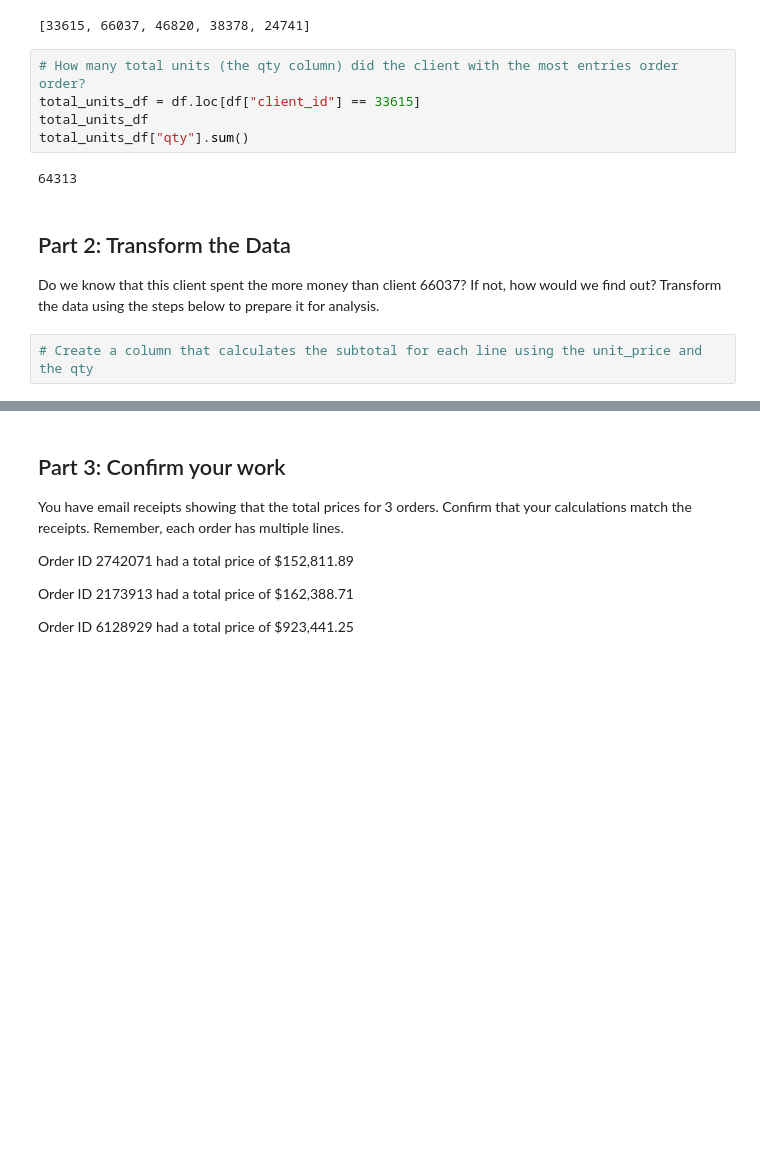
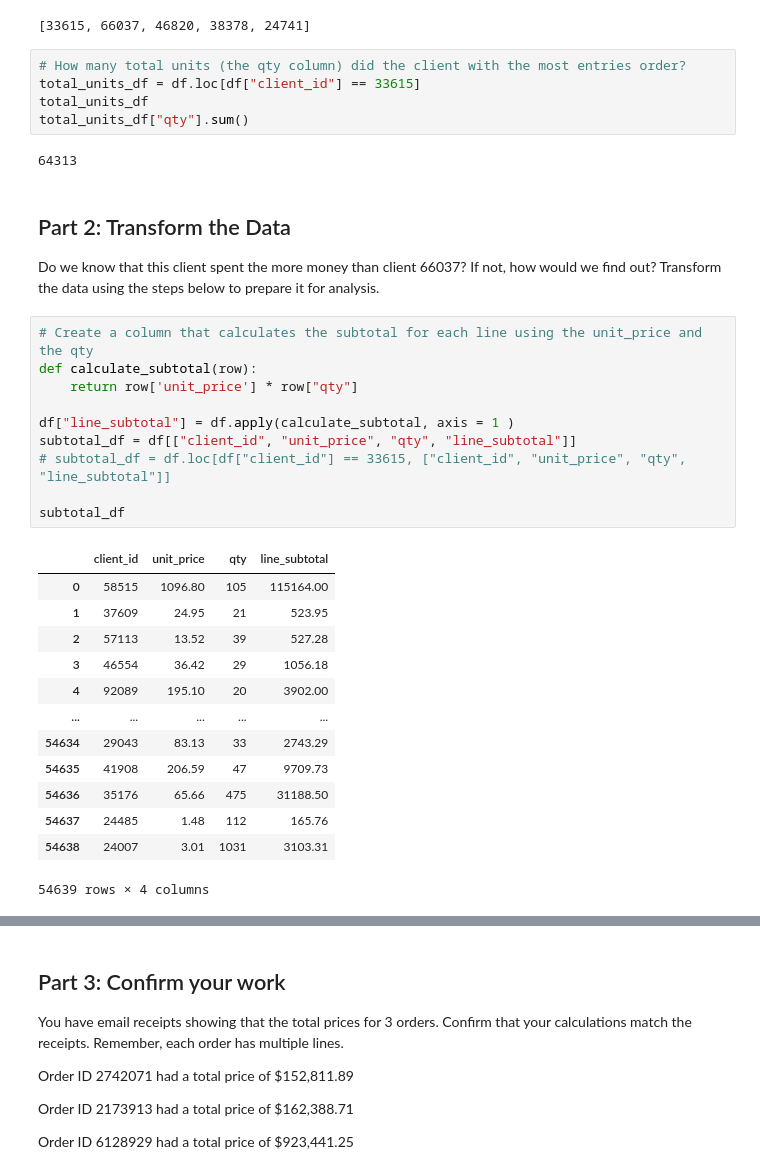
Before and after one commit to tlockhart/pandas-challenge-1, a Jupyter notebook: wholesale_data_analysis_starter_code.ipynb, the cells around one changed output, grey strips where cells are left out. Saved outputs shown, nothing was run; the diff lists cells and outputs as text; blank space fills up the shorter version.

```diff
--- a/wholesale_data_analysis_starter_code.ipynb
+++ b/wholesale_data_analysis_starter_code.ipynb
@@ -117,7 +117,7 @@ top_five_array
 # %% [output]
 [33615, 66037, 46820, 38378, 24741]
 # %%
-# How many total units (the qty column) did the client with the most entries order order?
+# How many total units (the qty column) did the client with the most entries order?
 total_units_df = df.loc[df["client_id"] == 33615]
 total_units_df
 total_units_df["qty"].sum()
@@ -128,6 +128,28 @@ total_units_df["qty"].sum()
 Do we know that this client spent the more money than client 66037? If not, how would we find out? Transform the data using the steps below to prepare it for analysis.
 # %%
 # Create a column that calculates the subtotal for each line using the unit_price and the qty
+def calculate_subtotal(row):
+    return row['unit_price'] * row["qty"]
+
+df["line_subtotal"] = df.apply(calculate_subtotal, axis = 1 )
+subtotal_df = df[["client_id", "unit_price", "qty", "line_subtotal"]]
+# subtotal_df = df.loc[df["client_id"] == 33615, ["client_id", "unit_price", "qty", "line_subtotal"]]
+
+subtotal_df
+# %% [output]
+|  | client_id | unit_price | qty | line_subtotal |
+| 0 | 58515 | 1096.80 | 105 | 115164.00 |
+| 1 | 37609 | 24.95 | 21 | 523.95 |
+| 2 | 57113 | 13.52 | 39 | 527.28 |
+| 3 | 46554 | 36.42 | 29 | 1056.18 |
+| 4 | 92089 | 195.10 | 20 | 3902.00 |
+| ... | ... | ... | ... | ... |
+| 54634 | 29043 | 83.13 | 33 | 2743.29 |
+| 54635 | 41908 | 206.59 | 47 | 9709.73 |
+| 54636 | 35176 | 65.66 | 475 | 31188.50 |
+| 54637 | 24485 | 1.48 | 112 | 165.76 |
+| 54638 | 24007 | 3.01 | 1031 | 3103.31 |
+54639 rows × 4 columns
 # %%
 # Create a column for shipping price.
 # Assume a shipping price of $7 per pound for orders over 50 pounds and $10 per pound for items 50 pounds or under.
```
Also changed, not shown: parts of 4 cells of this notebook.
